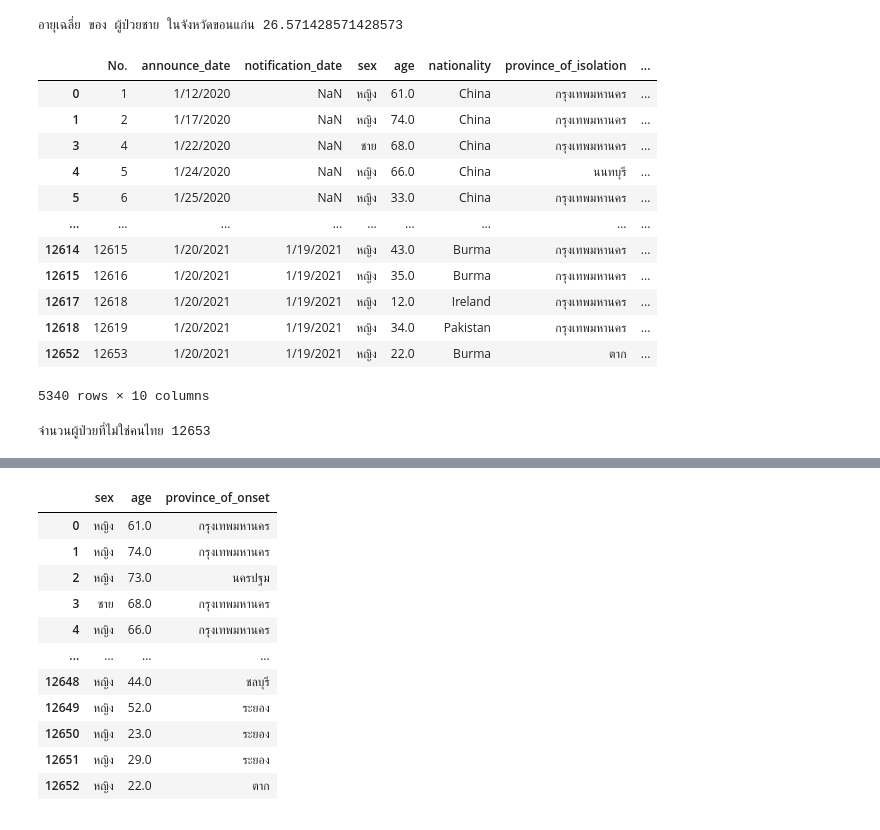
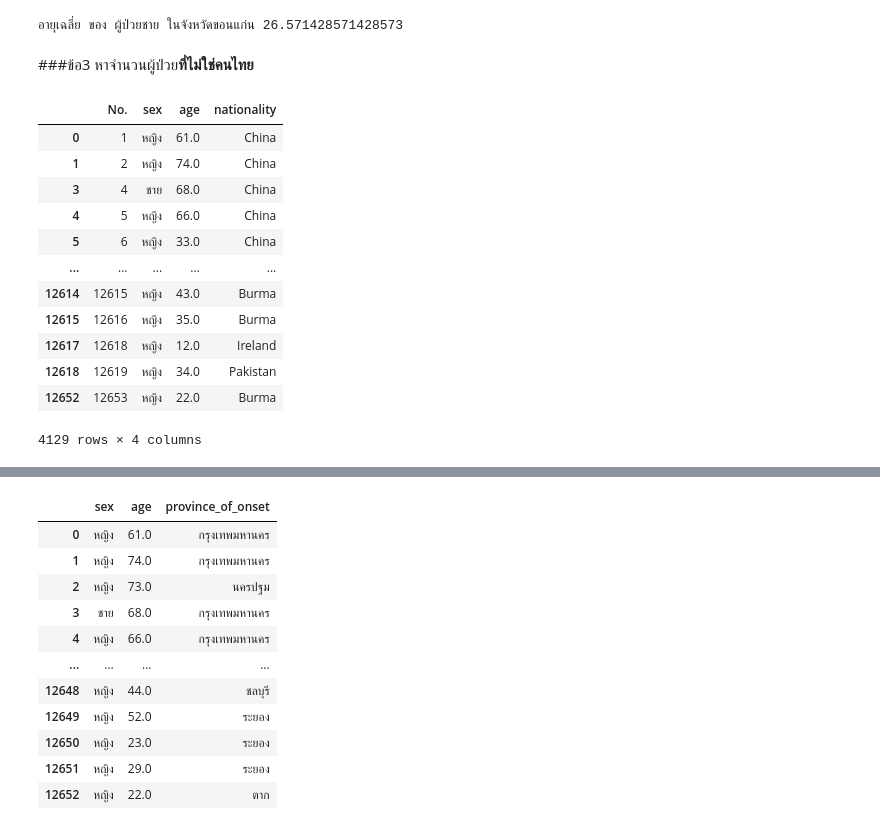
Before and after one commit to gotserena/data_viz_2022, a Jupyter notebook: Pandas101.ipynb, the cells around one changed output, grey strips where cells are left out. Drawn from its saved outputs; the diff is of its cells as text; code cells hidden in the pictures.

```diff
--- a/Pandas101.ipynb
+++ b/Pandas101.ipynb
@@ -292,26 +293,20 @@ foreigner = data_covid[data_covid['nationality']!='Thailand']
-# %%
-foreigner
-# %% [output]
-|  | No. | announce_date | notification_date | sex | age | nationality | province_of_isolation | ... |
-| 0 | 1 | 1/12/2020 | NaN | หญิง | 61.0 | China | กรุงเทพมหานคร | ... |
-| 1 | 2 | 1/17/2020 | NaN | หญิง | 74.0 | China | กรุงเทพมหานคร | ... |
-| 3 | 4 | 1/22/2020 | NaN | ชาย | 68.0 | China | กรุงเทพมหานคร | ... |
-| 4 | 5 | 1/24/2020 | NaN | หญิง | 66.0 | China | นนทบุรี | ... |
-| 5 | 6 | 1/25/2020 | NaN | หญิง | 33.0 | China | กรุงเทพมหานคร | ... |
-| ... | ... | ... | ... | ... | ... | ... | ... | ... |
-| 12614 | 12615 | 1/20/2021 | 1/19/2021 | หญิง | 43.0 | Burma | กรุงเทพมหานคร | ... |
-| 12615 | 12616 | 1/20/2021 | 1/19/2021 | หญิง | 35.0 | Burma | กรุงเทพมหานคร | ... |
-| 12617 | 12618 | 1/20/2021 | 1/19/2021 | หญิง | 12.0 | Ireland | กรุงเทพมหานคร | ... |
-| 12618 | 12619 | 1/20/2021 | 1/19/2021 | หญิง | 34.0 | Pakistan | กรุงเทพมหานคร | ... |
-| 12652 | 12653 | 1/20/2021 | 1/19/2021 | หญิง | 22.0 | Burma | ตาก | ... |
-5340 rows × 10 columns
-# %%
-sum = 0
-N = 0
-for a in foreigner['No.']:
-    if a > 0:
-        sum = a # sum = a
-
-print(f'จำนวนผู้ป่วยที่ไม่ใช่คนไทย {sum}')
-# %% [output]
-จำนวนผู้ป่วยที่ไม่ใช่คนไทย 12653
+# %% [markdown]
+###ข้อ3 หาจำนวนผู้ป่วย**ที่ไม่ใช่คนไทย**
+# %%
+this_data_nationality = data_covid[data_covid['nationality'].notnull()] #ตัด nationality ที่ว่างออกไป
+this_data_notthai_nationality= this_data_nationality[this_data_nationality['nationality']!='Thailand'] #ตัดสัญชาติไทยออกไป !=คือไม่เท่ากับ
+this_data_notthai_nationality[['No.','sex','age','nationality']] #ตารางที่ตัด nationality ไทยและว่างออก
+# %% [output]
+|  | No. | sex | age | nationality |
+| 0 | 1 | หญิง | 61.0 | China |
+| 1 | 2 | หญิง | 74.0 | China |
+| 3 | 4 | ชาย | 68.0 | China |
+| 4 | 5 | หญิง | 66.0 | China |
+| 5 | 6 | หญิง | 33.0 | China |
+| ... | ... | ... | ... | ... |
+| 12614 | 12615 | หญิง | 43.0 | Burma |
+| 12615 | 12616 | หญิง | 35.0 | Burma |
+| 12617 | 12618 | หญิง | 12.0 | Ireland |
+| 12618 | 12619 | หญิง | 34.0 | Pakistan |
+| 12652 | 12653 | หญิง | 22.0 | Burma |
+4129 rows × 4 columns
```
Also changed, not shown: parts of 13 cells of this notebook.
